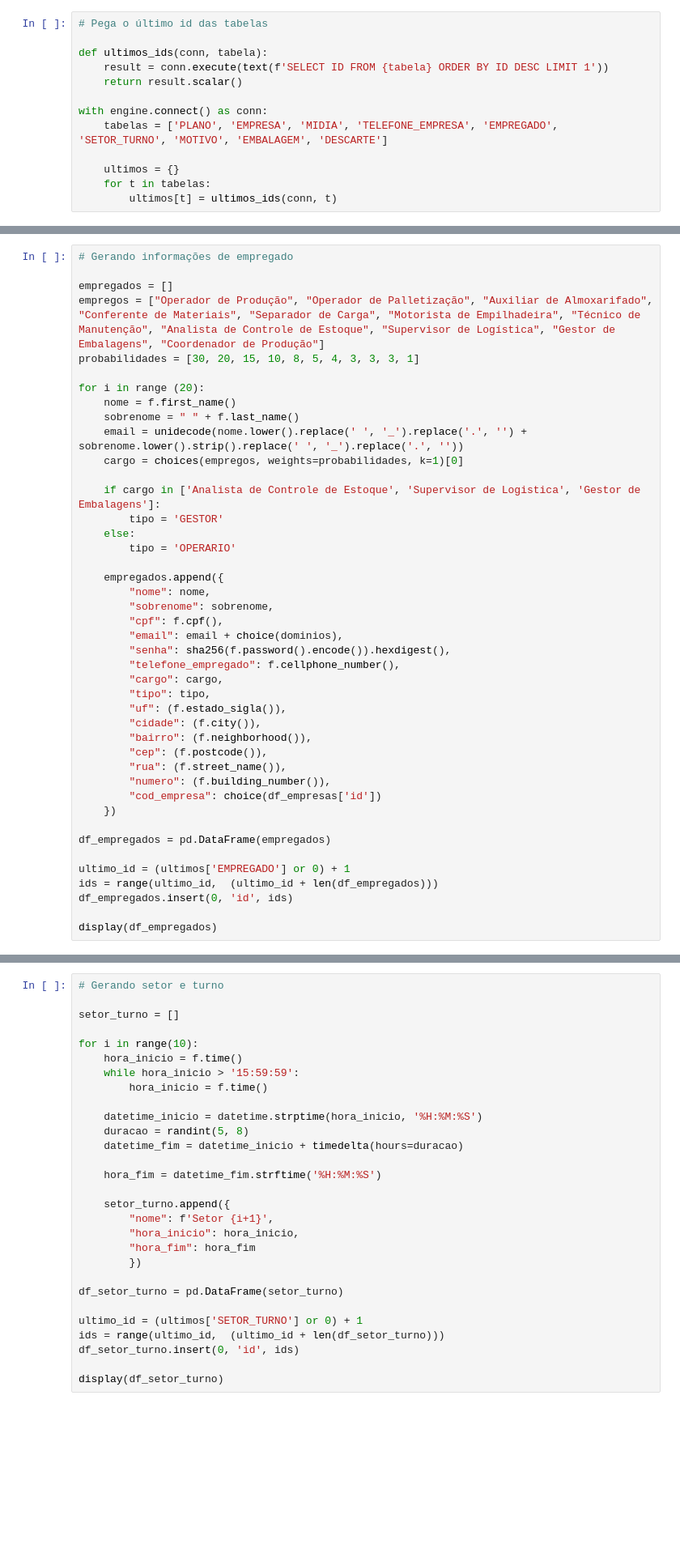
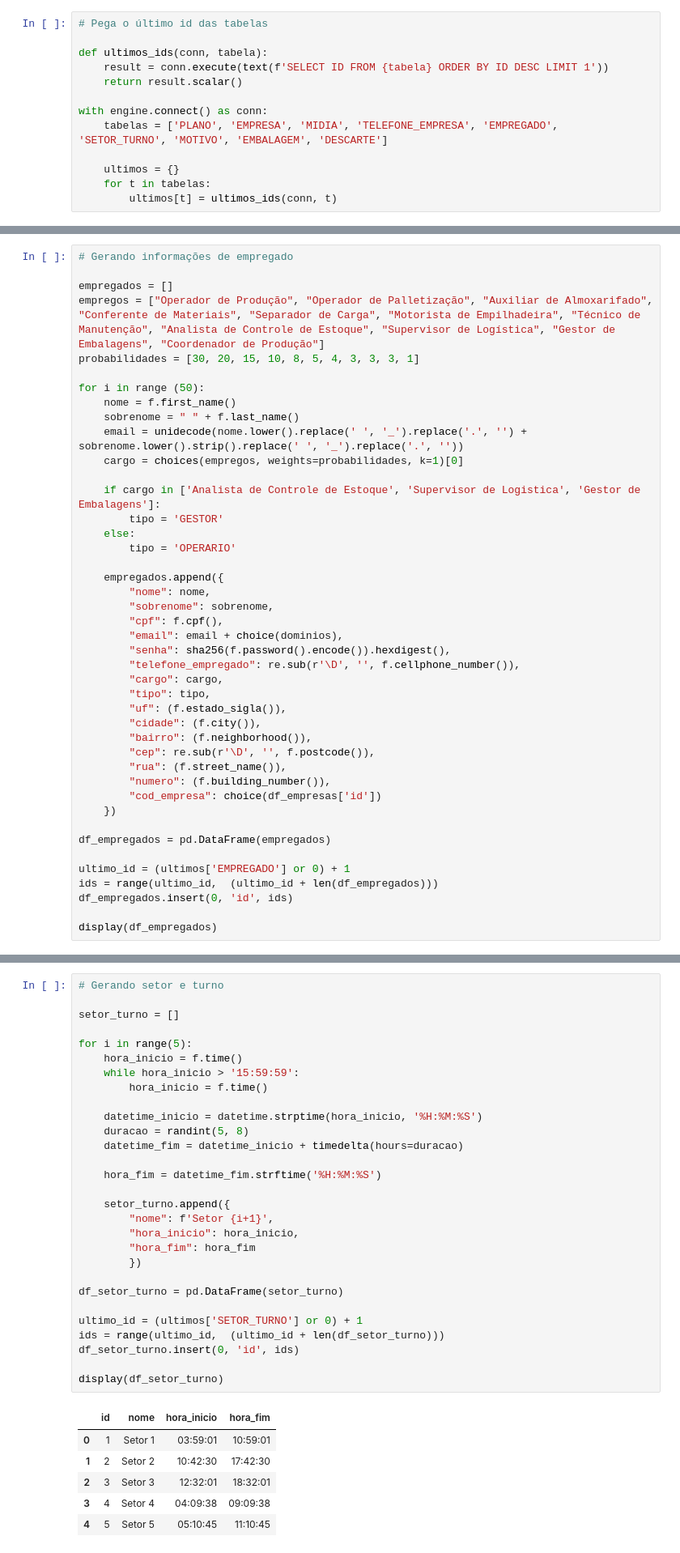
Before and after one commit to involucrebrasil/InvolucreSQL, a Jupyter notebook: sql/db_involucre/dataload/dataload_faker.ipynb, the cells around one changed output, grey strips where cells are left out. Shown at 81% size. Cells and saved outputs as stored; diff of their text form; blank space fills up the shorter version.

```diff
--- a/sql/db_involucre/dataload/dataload_faker.ipynb
+++ b/sql/db_involucre/dataload/dataload_faker.ipynb
@@ -167,7 +229,7 @@ empregados = []
 empregos = ["Operador de Produção", "Operador de Palletização", "Auxiliar de Almoxarifado", "Conferente de Materiais", "Separador de Carga", "Motorista de Empilhadeira", "Técnico de Manutenção", "Analista de Controle de Estoque", "Supervisor de Logística", "Gestor de Embalagens", "Coordenador de Produção"]
 probabilidades = [30, 20, 15, 10, 8, 5, 4, 3, 3, 3, 1]
 
-for i in range (20):
+for i in range (50):
     nome = f.first_name()
     sobrenome = " " + f.last_name()
     email = unidecode(nome.lower().replace(' ', '_').replace('.', '') + sobrenome.lower().strip().replace(' ', '_').replace('.', ''))
@@ -184,13 +246,13 @@ for i in range (20):
         "cpf": f.cpf(),
         "email": email + choice(dominios),
         "senha": sha256(f.password().encode()).hexdigest(),
-        "telefone_empregado": f.cellphone_number(),
+        "telefone_empregado": re.sub(r'\D', '', f.cellphone_number()),
         "cargo": cargo,
         "tipo": tipo,
         "uf": (f.estado_sigla()),
         "cidade": (f.city()),
         "bairro": (f.neighborhood()),
-        "cep": (f.postcode()),
+        "cep": re.sub(r'\D', '', f.postcode()),
         "rua": (f.street_name()),
         "numero": (f.building_number()),
         "cod_empresa": choice(df_empresas['id'])
@@ -206,32 +286,39 @@ display(df_empregados)
 # %%
 # Gerando setor e turno
 
 setor_turno = []
 
-for i in range(10):
+for i in range(5):
     hora_inicio = f.time()
     while hora_inicio > '15:59:59':
         hora_inicio = f.time()
 
     datetime_inicio = datetime.strptime(hora_inicio, '%H:%M:%S')
     duracao = randint(5, 8)
     datetime_fim = datetime_inicio + timedelta(hours=duracao)
 
     hora_fim = datetime_fim.strftime('%H:%M:%S')
 
     setor_turno.append({
         "nome": f'Setor {i+1}',
         "hora_inicio": hora_inicio,
         "hora_fim": hora_fim
         })
 
 df_setor_turno = pd.DataFrame(setor_turno)
 
 ultimo_id = (ultimos['SETOR_TURNO'] or 0) + 1
 ids = range(ultimo_id,  (ultimo_id + len(df_setor_turno)))
 df_setor_turno.insert(0, 'id', ids)
 
 display(df_setor_turno)
+# %% [output]
+|  | id | nome | hora_inicio | hora_fim |
+| 0 | 1 | Setor 1 | 03:59:01 | 10:59:01 |
+| 1 | 2 | Setor 2 | 10:42:30 | 17:42:30 |
+| 2 | 3 | Setor 3 | 12:32:01 | 18:32:01 |
+| 3 | 4 | Setor 4 | 04:09:38 | 09:09:38 |
+| 4 | 5 | Setor 5 | 05:10:45 | 11:10:45 |
 # %%
 # Gerando motivos
 
```
Also changed, not shown: parts of 11 cells of this notebook, 5 other files.
